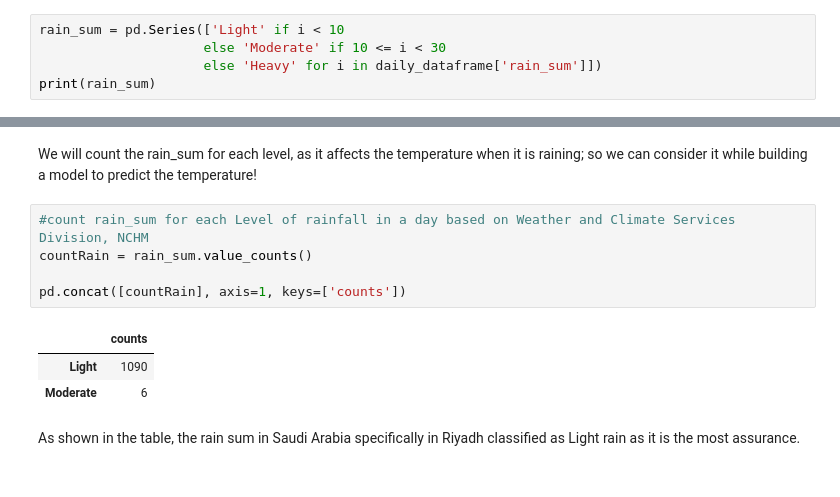
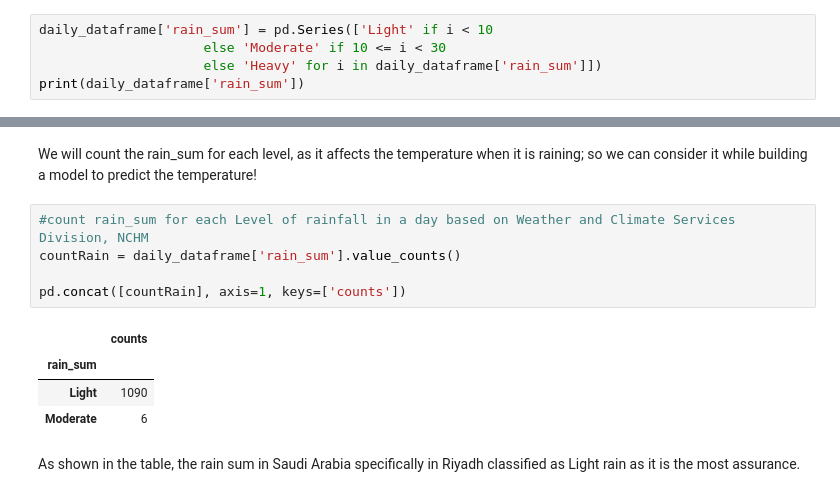
Before and after one commit to mriamft/Weather-Prediction, a Jupyter notebook: Weather-Forecasting.ipynb, the cells around one changed output, grey strips where cells are left out. Drawn from its saved outputs; the diff is of its cells as text.

```diff
--- a/Weather-Forecasting.ipynb
+++ b/Weather-Forecasting.ipynb
@@ -345,10 +345,10 @@ Later in the EDA section, we will visualize this column and its values, and anal
 # %% [markdown]
 **As for rain_sum column**, it represents the total amount of rain measured during the day in millimeters! Furthermore, As it measured in millilitres and many times will not exceeds 1 millilmeter; this will affect understanding the values. Therefore, we will perform Discretization as we did in the wind direction column, we will convert it based on Weather and Climate Services Division, NCHM standards.
 # %%
-rain_sum = pd.Series(['Light' if i < 10
+daily_dataframe['rain_sum'] = pd.Series(['Light' if i < 10
                      else 'Moderate' if 10 <= i < 30
                      else 'Heavy' for i in daily_dataframe['rain_sum']])
-print(rain_sum)
+print(daily_dataframe['rain_sum'])
 # %% [output]
 0       Light
 1       Light
@@ -410,11 +410,12 @@ Analyzing the results, we can observe the following:
 We will count the rain_sum for each level, as it affects the temperature when it is raining; so we can consider it while building a model to predict the temperature!
 # %%
 #count rain_sum for each Level of rainfall in a day based on Weather and Climate Services Division, NCHM
-countRain = rain_sum.value_counts()
+countRain = daily_dataframe['rain_sum'].value_counts()
 
 pd.concat([countRain], axis=1, keys=['counts'])
 # %% [output]
 |  | counts |
+| rain_sum |  |
 | Light | 1090 |
 | Moderate | 6 |
 # %% [markdown]
```
Also changed, not shown: parts of 3 cells of this notebook.
